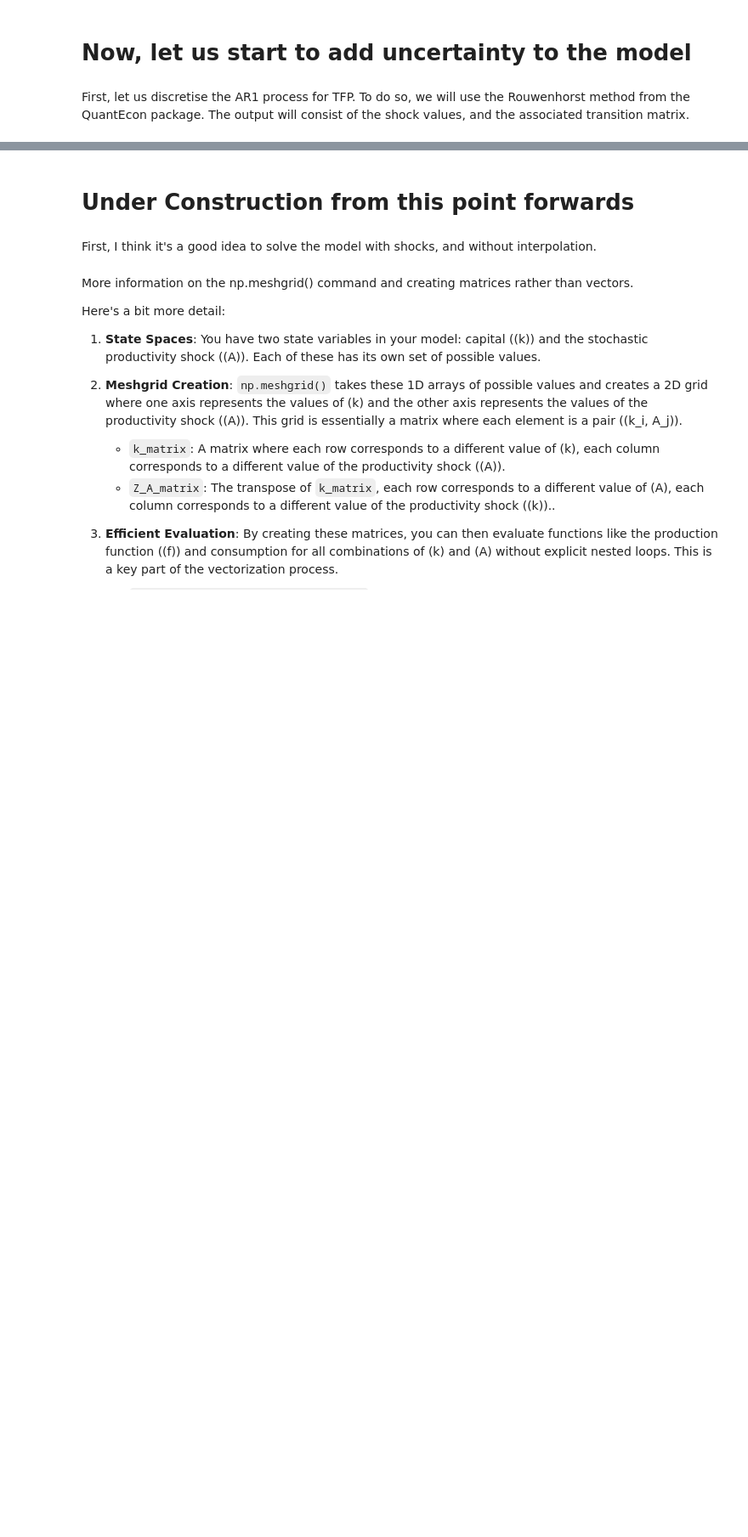
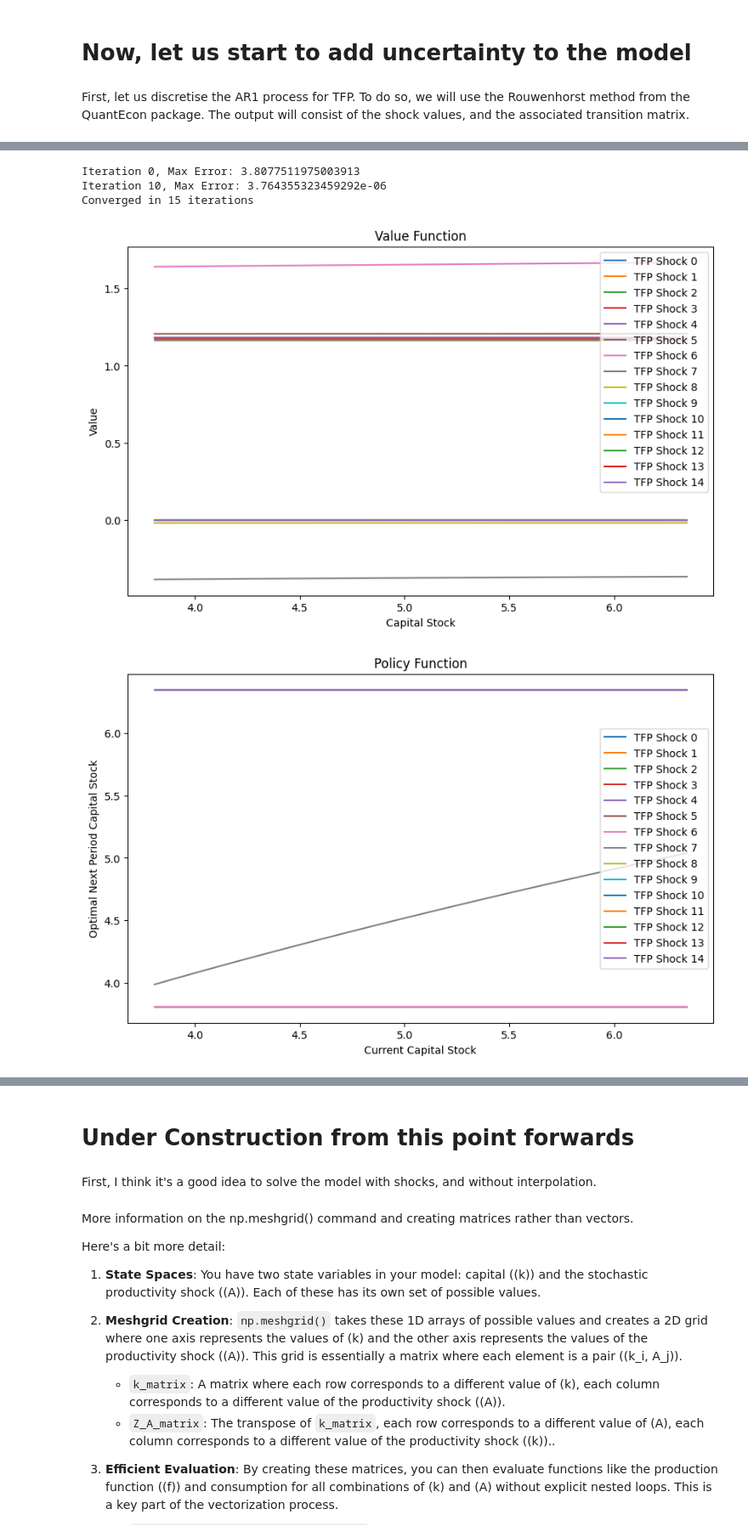
Before and after one commit to sgcbayli024/ECON8185_Homework, a Jupyter notebook: HW3_Bayliss.ipynb, the cells around one changed output, grey strips where cells are left out. Shown: that part at 85% size. Cells and saved outputs as stored; diff of their text form; code cells hidden in the pictures; blank space fills up the shorter version.

Commit message:
convergence with stochastic shock. incorrect but we can solve

```diff
--- a/HW3_Bayliss.ipynb
+++ b/HW3_Bayliss.ipynb
@@ -875,0 +959,8 @@ def model_shocks(toler, max_iter, beta, gamma, alpha, delta, A, rho, sigma, n_k,
+# %%
+v_2d, g_2d = model_with_shocks(toler=1e-7, max_iter=100000, beta=0.9, gamma=2, alpha=0.33, delta=1, A=10, rho=0.98, sigma=1, n_k=101, n_z=15, mu=3)
+# %% [output]
+Iteration 0, Max Error: 3.8077511975003913
+Iteration 10, Max Error: 3.764355323459292e-06
+Converged in 15 iterations
+[figure, added]
+[figure, added]
```
Also changed, not shown: parts of 20 cells of this notebook.
